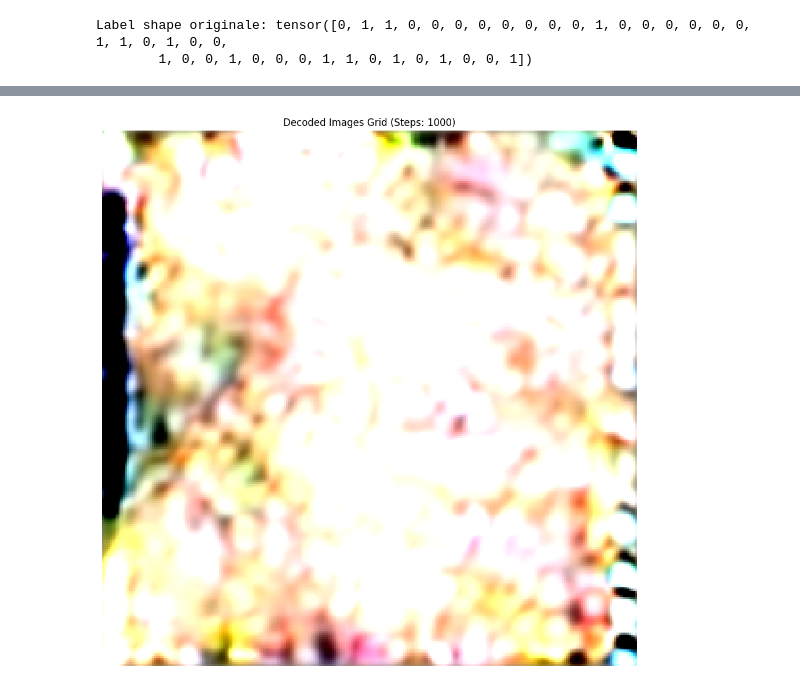
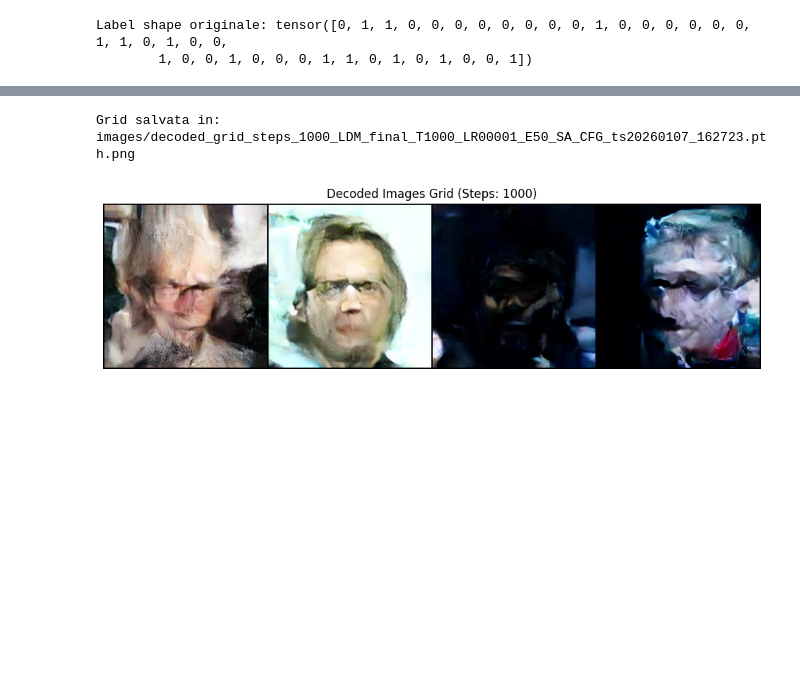
Before and after one commit to zimmy11/Hands-on-Generative-AI, a Jupyter notebook: notebooks/Cond_Reverse_Test.ipynb, the cells around one changed output, grey strips where cells are left out. Drawn from its saved outputs; the diff is of its cells as text; code cells hidden in the pictures; blank space fills up the shorter version.

```diff
--- a/notebooks/Cond_Reverse_Test.ipynb
+++ b/notebooks/Cond_Reverse_Test.ipynb
@@ -287,7 +262,12 @@ torch.Size([10, 40])
 # %%
 # 3. Run Sampling (Fixes the AttributeError via the class update)
-batch_size = 1
+batch_size = 4
 test_labels = first_label.repeat(batch_size, 1).to(device)
+test_labels = torch.tensor([0, 0, 0, 0, 0, 0, 0, 0, 0, 1,
+ 0, 0, 0, 0, 0, 1, 0, 0, 0, 0,
+ 1, 0, 0, 1, 0, 0, 0, 0, 0, 1,
+ 1, 0, 0, 0, 0, 0, 0, 0, 0, 1], device=device)
+
 
 samples = diffusion.reverse_process(
     model=model_fn,
@@ -331,24 +311,31 @@ Time of last 100 steps: 5.126469612121582. Time remaining 307.5881767272949.
 # %%
 decoded_images = []
 
 # --- 1. Decodifica tutte le immagini e salva in una lista ---
 for latent in samples:
     latent = latent.to(next(vae.parameters()).device, dtype=torch.float32).unsqueeze(0)
     decoded = decode_from_latent(latent)  # [1, C, H, W]
     decoded_images.append(decoded[0])      # Rimuovi dimensione batch
 
 # --- 2. Crea un batch da lista di tensori ---
 decoded_batch = torch.stack(decoded_images)  # [B, C, H, W]
 # --- 3. Crea griglia ---
 grid = torchvision.utils.make_grid(decoded_batch, nrow=4, normalize=True, value_range=(0, 1))
 
-# --- 4. Visualizza e salva ---
+
+# Salva la griglia
+os.makedirs("images", exist_ok=True)
+
 plt.figure(figsize=(12, 12))
 plt.imshow(grid.permute(1, 2, 0).cpu())  # [H, W, C]
 plt.axis("off")
 plt.title(f"Decoded Images Grid (Steps: {cfg['N']})")
 
-# Salva la griglia
-plt.show()
+# 🔹 Salvataggio
+save_path = f"images/decoded_grid_steps_{cfg['N']}_{weights_name}.png"
+plt.savefig(save_path, bbox_inches="tight", dpi=300)
+
+print(f"Grid salvata in: {save_path}")
 # %% [output]
+Grid salvata in: images/decoded_grid_steps_1000_LDM_final_T1000_LR00001_E50_SA_CFG_ts20260107_162723.pth.png
-[figure, old version]
+[figure, new version]
```
Also changed, not shown: parts of 7 cells of this notebook, 22 other files.
